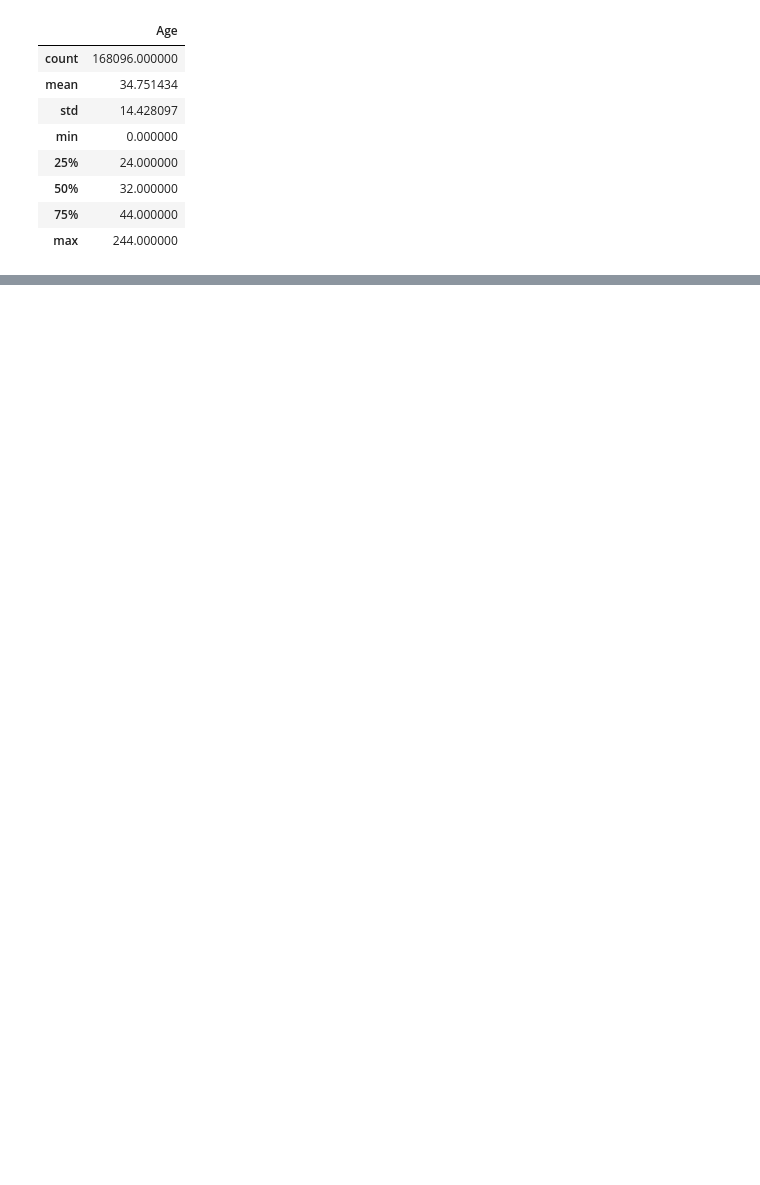
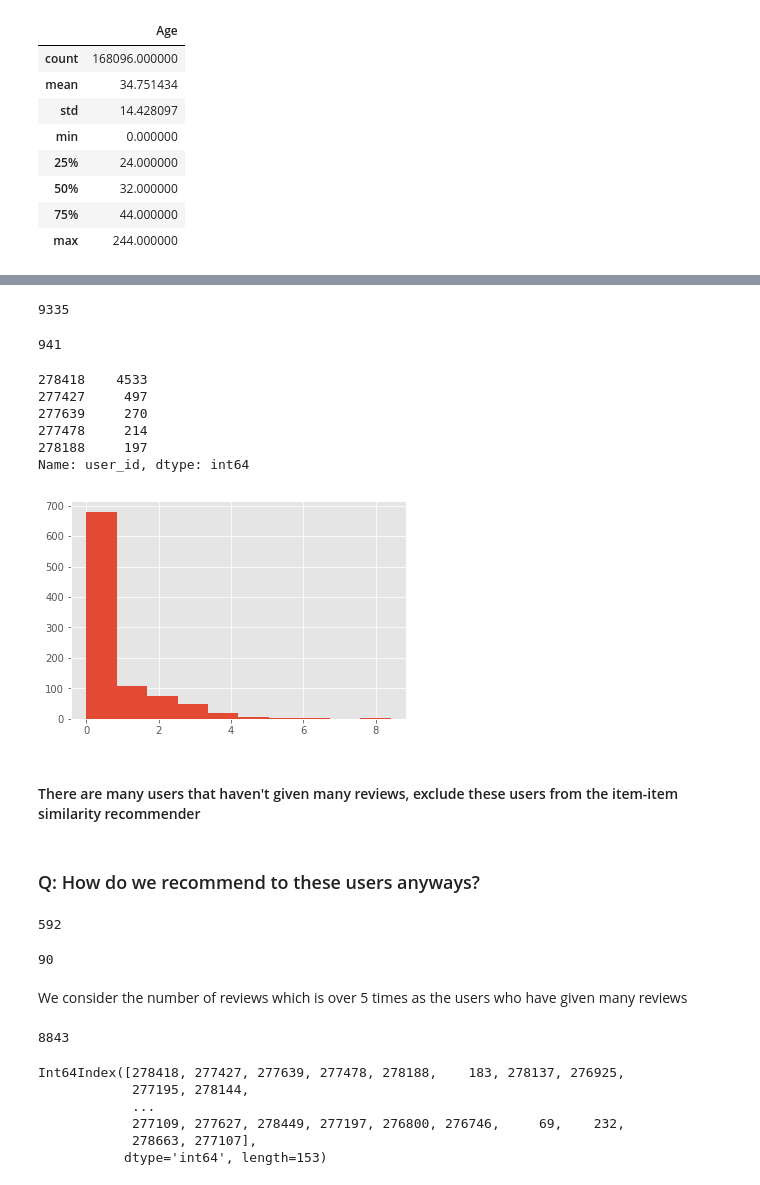
Before and after one commit to huang33j/summitworks_data_science_project, a Jupyter notebook: Recommendation System for Book Rental.ipynb, the cells around one changed output, grey strips where cells are left out. Cells and saved outputs as stored; diff of their text form; code cells hidden in the pictures; blank space fills up the shorter version.

Commit message:
Recommendation with sample data

```diff
--- a/Recommendation System for Book Rental.ipynb
+++ b/Recommendation System for Book Rental.ipynb
@@ -1,10 +1,14 @@
 # %%
 import pandas as pd
 import numpy as np
+import scipy
+from scipy import sparse
+from sklearn.metrics.pairwise import cosine_similarity
+from time import time
 import matplotlib.pyplot as plt
-import seaborn as sns
-
-%matplotlib inline
+from pandas.core.reshape.pivot import pivot_table
+% matplotlib inline
+plt.style.use("ggplot")
 # %%
 user = pd.read_csv('BX-Users.csv', encoding="ISO-8859-1")
 user.head()
@@ -117,0 +105,45 @@ data.head()
+# %%
+# Number of unique isbn
+rating['isbn'].nunique()
+# %% [output]
+9335
+# %%
+# Number of unique user id
+rating['user_id'].nunique()
+# %% [output]
+941
+# %%
+# user count
+df_user_count = rating['user_id'].value_counts()
+df_user_count.head()
+# %% [output]
+278418    4533
+277427     497
+277639     270
+277478     214
+278188     197
+Name: user_id, dtype: int64
+# %%
+# display log histogram
+# df_user_counts.hist()
+df_user_count.apply(np.log).hist()
+plt.show()
+# %% [output]
+[figure, added]
+# %% [markdown]
+#### There are many users that haven't given many reviews, exclude these users from the item-item similarity recommender
+# %% [markdown]
+### Q: How do we recommend to these users anyways?
+# %%
+# Number of users who give the reviews once
+
+df_user_count[df_user_count == 1].sum()
+# %% [output]
+592
+# %%
+# Number of users who give the reviews 5 times
+df_user_count[df_user_count == 5].sum()
+# %% [output]
+90
+# %% [markdown]
+We consider the number of reviews which is over 5 times as the users who have given many reviews
@@ -117,0 +152,15 @@ data.head()
+# %%
+# Number of users who give review more than 5
+df_user_count.sum()
+# %% [output]
+8843
+# %%
+# df_user_count index
+df_user_count.index
+# %% [output]
+Int64Index([278418, 277427, 277639, 277478, 278188,    183, 278137, 276925,
+            277195, 278144,
+            ...
+            277109, 277627, 278449, 277197, 276800, 276746,     69,    232,
+            278663, 277107],
+           dtype='int64', length=153)
```
Also changed, not shown: parts of 28 cells of this notebook.
